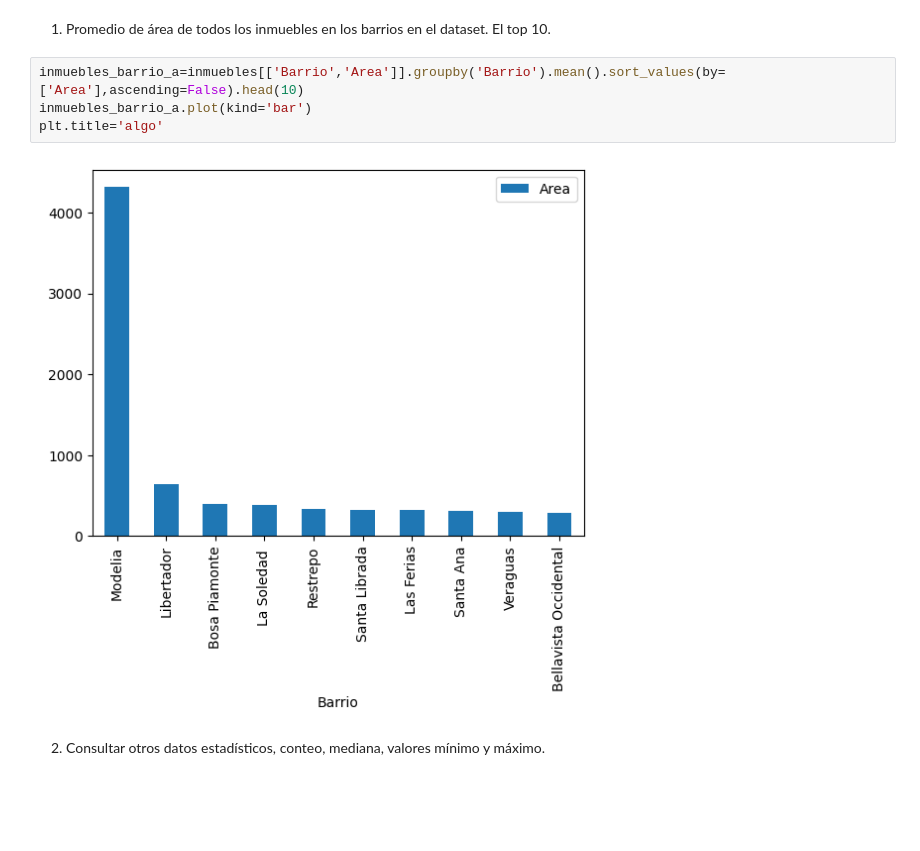
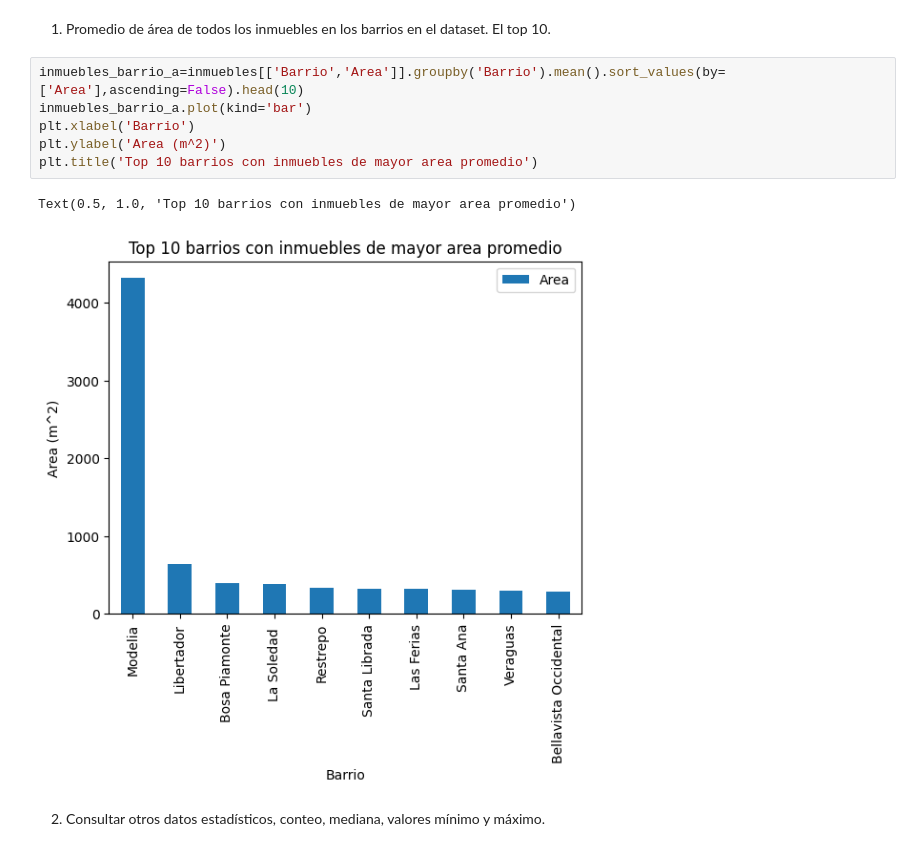
Before and after one commit to Jesalom/InmersionDeDatos, a Jupyter notebook: INMERSION_DATOS_PROYECTO_FINAL.ipynb, the cells around one changed output. Saved outputs shown, nothing was run; the diff lists cells and outputs as text; blank space fills up the shorter version.

```diff
--- a/INMERSION_DATOS_PROYECTO_FINAL.ipynb
+++ b/INMERSION_DATOS_PROYECTO_FINAL.ipynb
@@ -242,8 +242,11 @@ inmuebles_barrio.head(10).plot.bar()
 # %%
 inmuebles_barrio_a=inmuebles[['Barrio','Area']].groupby('Barrio').mean().sort_values(by=['Area'],ascending=False).head(10)
 inmuebles_barrio_a.plot(kind='bar')
-plt.title='algo'
+plt.xlabel('Barrio')
+plt.ylabel('Area (m^2)')
+plt.title('Top 10 barrios con inmuebles de mayor area promedio')
 # %% [output]
+Text(0.5, 1.0, 'Top 10 barrios con inmuebles de mayor area promedio')
-[figure, old version]
+[figure, new version]
 # %% [markdown]
 2. Consultar otros datos estadísticos, conteo, mediana, valores mínimo y máximo.
```
Also changed, not shown: parts of 6 cells of this notebook.
